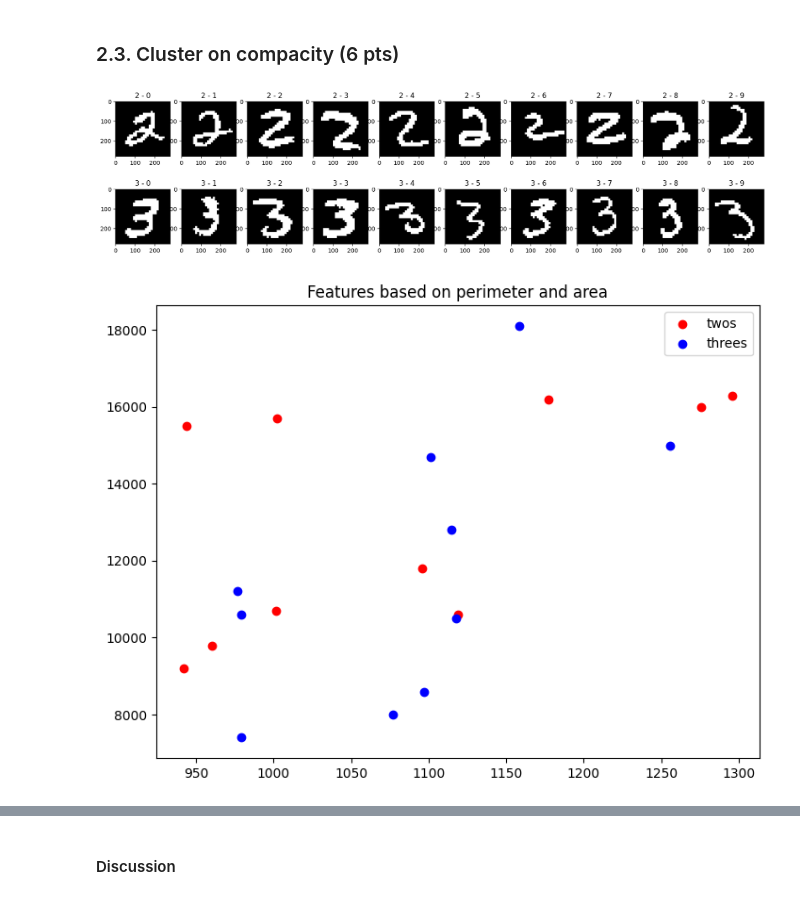
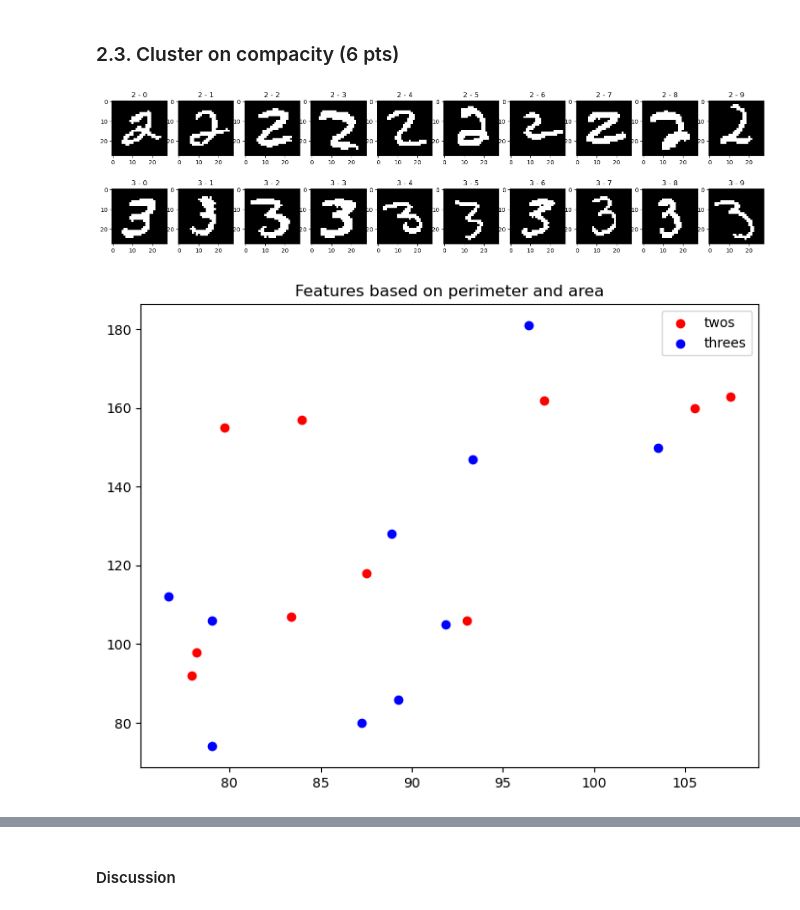
Before and after one commit to alessandrodalbesio/EPFL-image-analysis-and-pattern-recognition, a Jupyter notebook: lab_02_object_description.ipynb, the cells around one changed output, grey strips where cells are left out. Drawn from its saved outputs; the diff is of its cells as text; code cells hidden in the pictures.

```diff
--- a/lab_02_object_description.ipynb
+++ b/lab_02_object_description.ipynb
@@ -581,42 +588,39 @@ from skimage.morphology import  disk, closing
 twos_processed = []
 threes_processed = []
 
 # Loop for each image
 for i in range(len(twos_im)):
     # Apply unsharp mask
     img = unsharp_mask(twos_im[i], radius=1, amount=1)
-    # Increase shape
-    img = cv2.resize(img, (0,0), fx=10, fy=10, interpolation=cv2.INTER_NEAREST) # Increase resolution to have better results
     # Thresholding with skimage
     img = img > threshold_otsu(img)
-    img = remove_small_objects(img, min_size=750) # Remove small objects
+    # Remove small objects
+    img = remove_small_objects(img, min_size=50)
     img = np.ndarray.astype(img, np.uint8) # Convert to uint8
-    # Apply closing
     twos_processed.append(img)
 
 # Loop for each image
 for i in range(len(threes_im)):
     # Apply unsharp mask
     img = unsharp_mask(threes_im[i], radius=1, amount=1)
-    # Increase shape
-    img = cv2.resize(img, (0,0), fx=10, fy=10, interpolation=cv2.INTER_NEAREST) # Increase resolution to have better results
-    # Apply closing
+    # Thresholding with skimage
     img = img > threshold_otsu(img)
-    img = remove_small_objects(img, min_size=750) # Remove small objects
+    # Remove small objects
+    img = remove_small_objects(img, min_size=50)
     img = np.ndarray.astype(img, np.uint8) # Convert to uint8
     threes_processed.append(img)
 
 # Plot images
 fig, axes = plt.subplots(2, len(twos_processed), figsize=(20, 5))
 for i in range(len(twos_processed)):
     axes[0, i].imshow(twos_processed[i], cmap='gray')
     axes[0, i].set_title(twos_names[i])
     axes[1, i].imshow(threes_processed[i], cmap='gray')
     axes[1, i].set_title(threes_names[i])
 
 plt.show()
 # %% [output]
-[figure, old version]
+[figure, new version]
 # %%
 # 2D plot with 2-dimensional feature vectors based on custom definitions of perimeter and area for each image of "2" and "3"
 
@@ -638,6 +643,7 @@ twos_f1 = [ get_perimeter(twos_processed[i]) for i in range(len(twos_processed))
 twos_f2 = [ get_area(twos_processed[i]) for i in range(len(twos_processed)) ]
 threes_f1 = [ get_perimeter(threes_processed[i]) for i in range(len(threes_processed)) ]
 threes_f2 = [ get_area(threes_processed[i]) for i in range(len(threes_processed)) ]
+
 
 # Plot features for all images
 fig = plt.figure()
@@ -648,7 +654,7 @@ ax.legend(loc='best')
 plt.title("Features based on perimeter and area")
 plt.show()
 # %% [output]
-[figure, old version]
+[figure, new version]
 # %%
 # 1D plot of the compacity
 def get_compacity(img):
```
Also changed, not shown: parts of 23 cells of this notebook.
